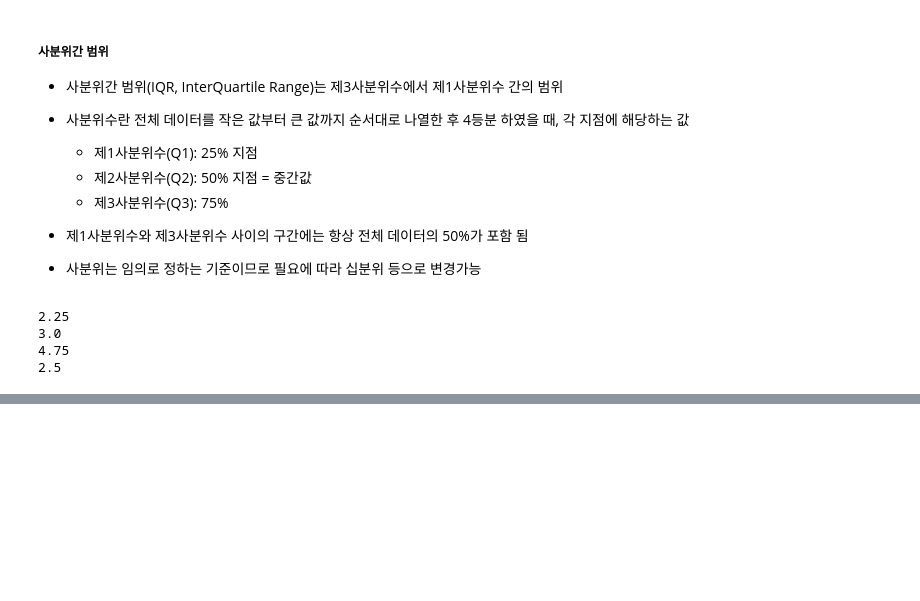
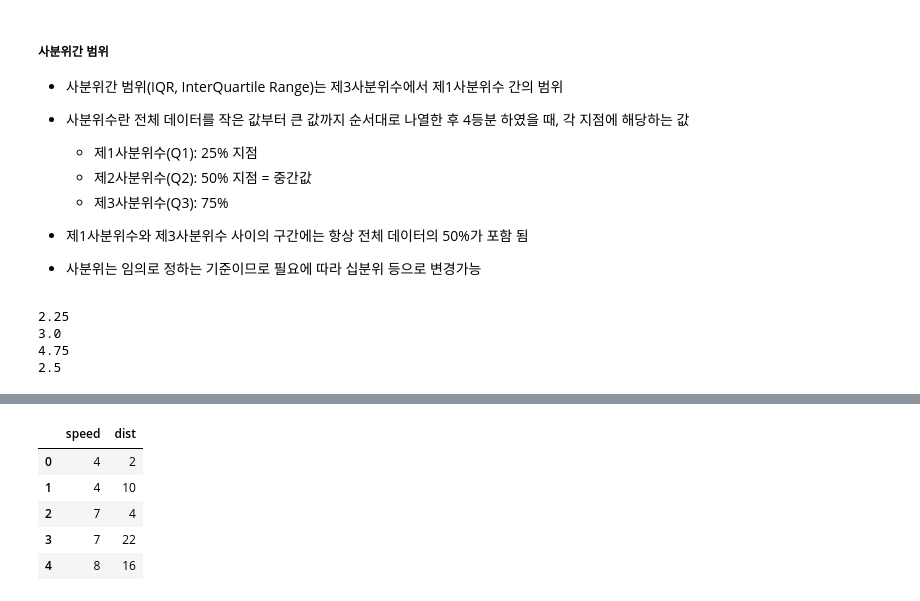
Before and after one commit to toughC/Python_Machine_Learning, a Jupyter notebook: 08_AnalysisConceptAndData.ipynb, the cells around one changed output, grey strips where cells are left out. Saved outputs shown, nothing was run; the diff lists cells and outputs as text; code cells hidden in the pictures; blank space fills up the shorter version.

```diff
--- a/08_AnalysisConceptAndData.ipynb
+++ b/08_AnalysisConceptAndData.ipynb
@@ -182,0 +226,12 @@ print(np.quantile(x, .75) - np.quantile(x, .25))  # 사분위간 범위(Q3 - Q1)
+# %%
+df=pd.DataFrame()
+df['speed'] =speed
+df['dist'] =dist
+df.head()
+# %% [output]
+|  | speed | dist |
+| 0 | 4 | 2 |
+| 1 | 4 | 10 |
+| 2 | 7 | 4 |
+| 3 | 7 | 22 |
+| 4 | 8 | 16 |
```
Also changed, not shown: parts of 9 cells of this notebook.
